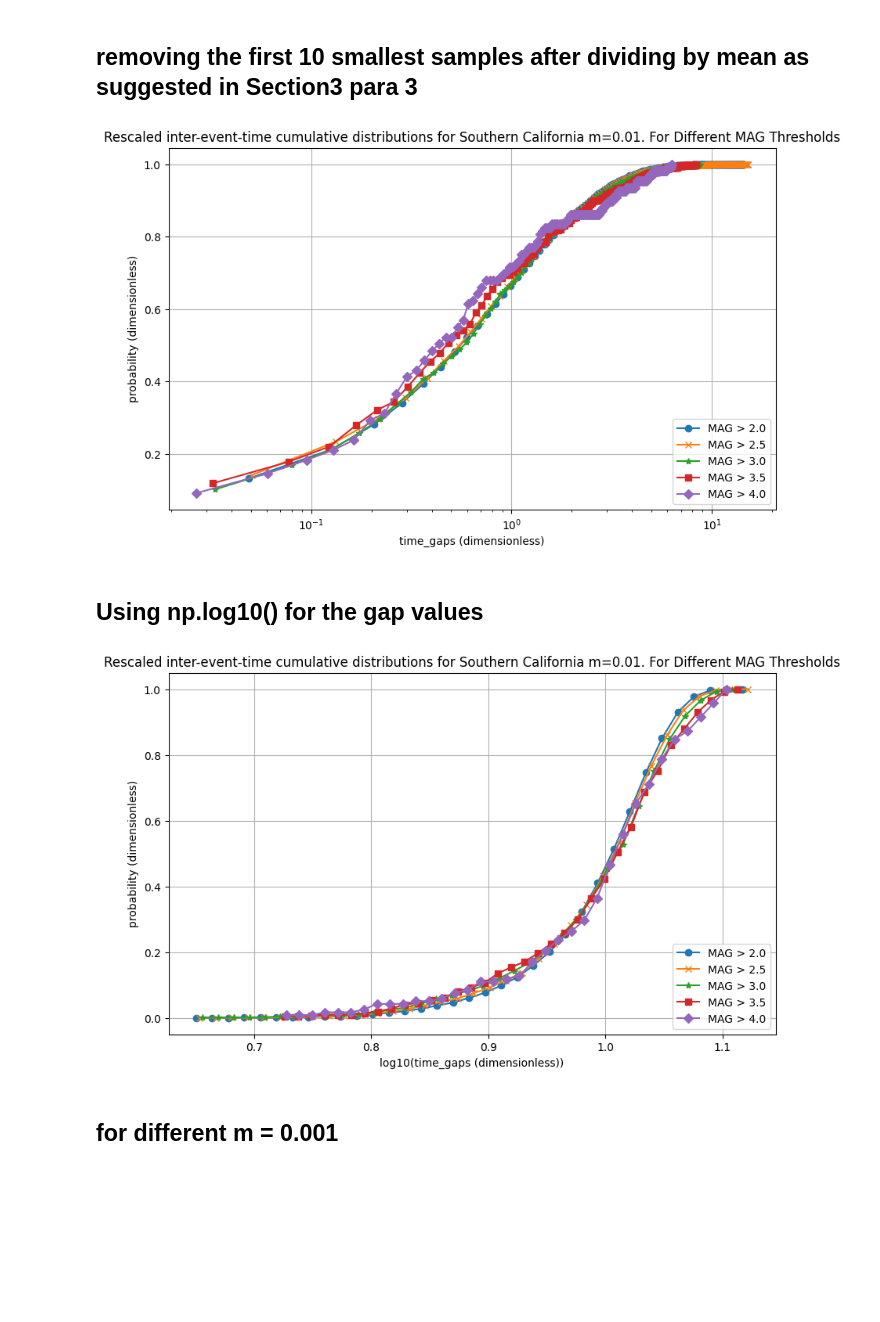
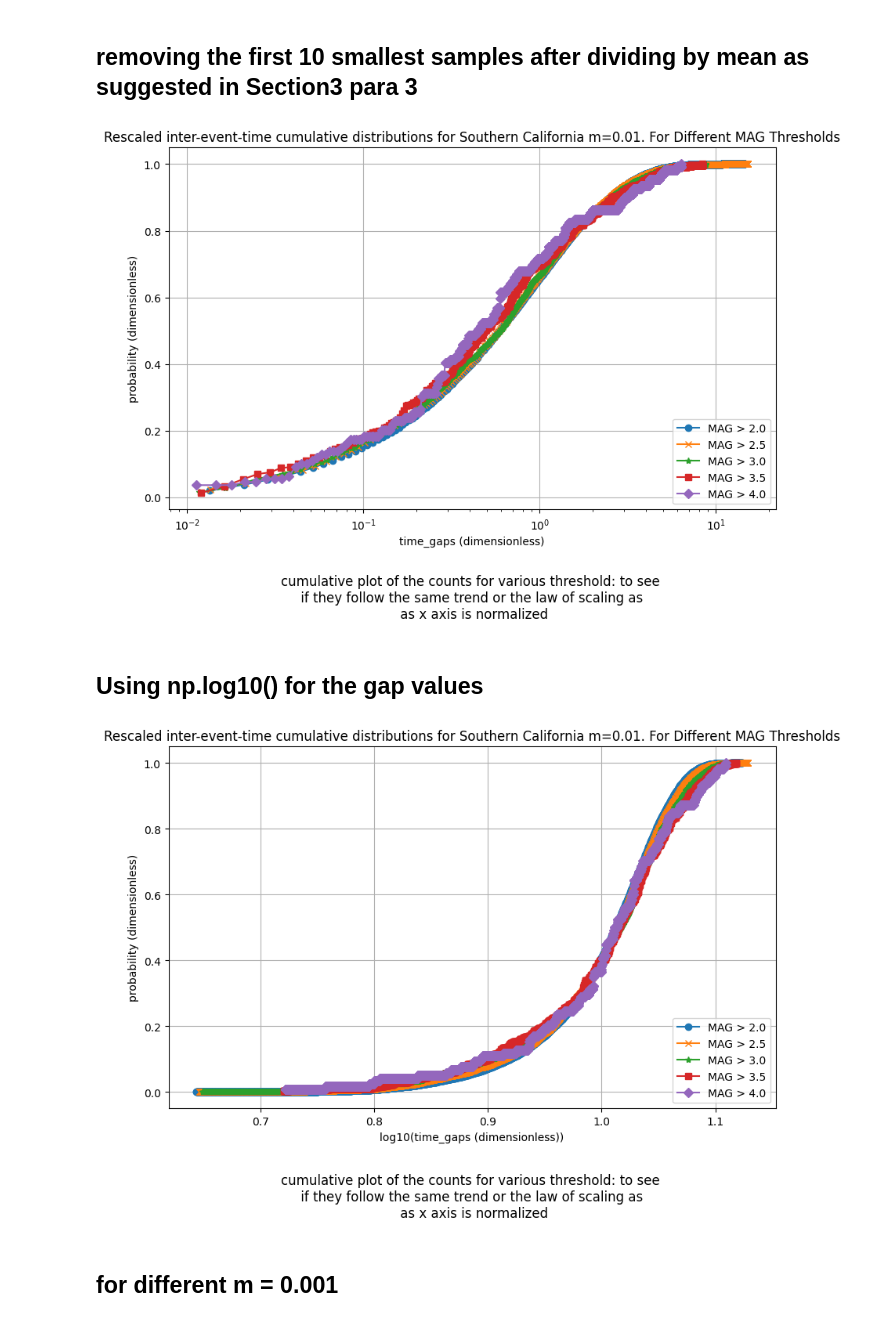
Before and after one commit to bivekpok/DSPS_BPokhrel, a Jupyter notebook: HW3/Hw3.ipynb, the cells around one changed output. Cells and saved outputs as stored; diff of their text form; code cells hidden in the pictures; blank space fills up the shorter version.

```diff
--- a/HW3/Hw3.ipynb
+++ b/HW3/Hw3.ipynb
@@ -290,40 +282,42 @@ for mag_threshold in mag_thresholds:
 
     # Calculate cumulative distribution and center bin values
     def hist_bin(x):
-        hist, bins = np.histogram(x, bins=185)
+        hist, bins = np.histogram(x, bins=1900)
         cb = (bins[:-1] + bins[1:]) / 2
         cs = np.cumsum(hist) / np.sum(hist)
         return cb, cs
 
     def c_mean(x):
         fmx = np.mean(x)
         x = x / fmx
         x1 = x[x > 0.01]
         smx = np.mean(x1)
         x1 = x1 / smx
         cb, cs = hist_bin(x1)
         return cb, cs
 
     cb, cs = c_mean(x)
 
 
     cb_list.append(cb)
     cs_list.append(cs)
 
 
 plt.figure(figsize=(10, 6))
 for cb, cs, marker in zip(cb_list, cs_list, markers):
     plt.plot(cb, cs, marker=marker)
 
 plt.xlabel('time_gaps (dimensionless)')
 plt.ylabel('probability (dimensionless)')
 plt.title('Rescaled inter-event-time cumulative distributions for Southern California m=0.01. For Different MAG Thresholds')
 plt.legend([f'MAG > {mag}' for mag in mag_thresholds], loc='lower right')
 plt.grid(True)
 plt.xscale('log')
+plt.text(0.5, -0.3, "cumulative plot of the counts for various threshold: to see \n if they follow the same trend or the law of scaling as \n as x axis is normalized", ha='center', fontsize=12, transform=plt.gca().transAxes)
+
 plt.show()
 # %% [output]
-[figure, old version]
+[figure, new version]
 # %% [markdown]
 ## Using np.log10() for the gap values
 # %%
@@ -341,7 +335,7 @@ for mag_threshold in mag_thresholds:
 
     # Calculate cumulative distribution and center bin values
     def hist_bin(x):
-        hist, bins = np.histogram(x, bins=35)
+        hist, bins = np.histogram(x, bins=1900)
         cb = (bins[:-1] + bins[1:]) / 2
         cs = np.cumsum(hist) / np.sum(hist)
         return cb, cs
@@ -372,9 +366,11 @@ plt.title('Rescaled inter-event-time cumulative distributions for Southern Calif
 plt.legend([f'MAG > {mag}' for mag in mag_thresholds], loc='lower right')
 plt.grid(True)
 # plt.xscale('log')
+plt.text(0.5, -0.3, "cumulative plot of the counts for various threshold: to see \n if they follow the same trend or the law of scaling as \n as x axis is normalized", ha='center', fontsize=12, transform=plt.gca().transAxes)
+
 plt.show()
 # %% [output]
-[figure, old version]
+[figure, new version]
 # %% [markdown]
 ## for different m = 0.001
 # %%
```
Also changed, not shown: parts of 9 cells of this notebook.
